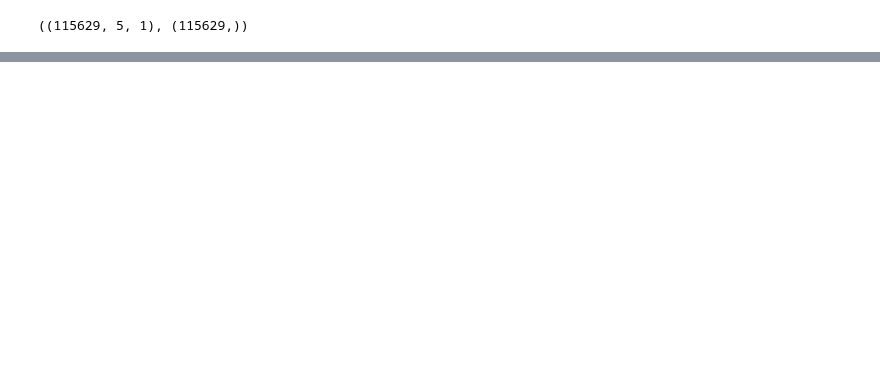
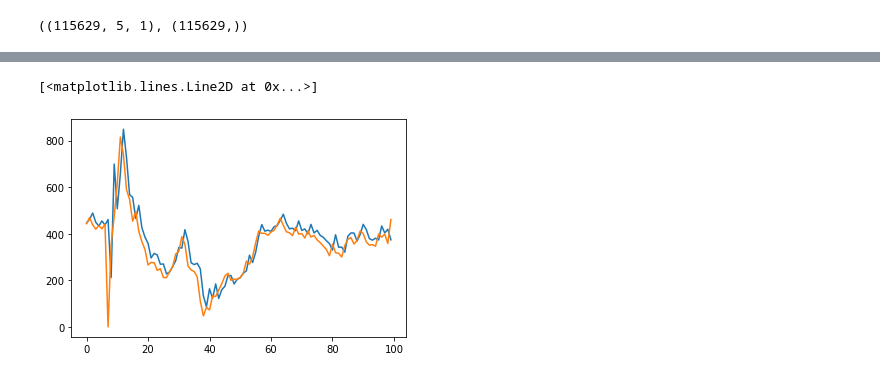
Before and after one commit to ValdoMpinga/rnhealth-scripts, a Jupyter notebook: machineLearning/LSTM/basicLSTM/basicLSTM.ipynb, the cells around one changed output, grey strips where cells are left out. Drawn from its saved outputs; the diff is of its cells as text; code cells hidden in the pictures; blank space fills up the shorter version.

```diff
--- a/machineLearning/LSTM/basicLSTM/basicLSTM.ipynb
+++ b/machineLearning/LSTM/basicLSTM/basicLSTM.ipynb
@@ -90,8 +84,8 @@ X1.shape, y1.shape
 # %% [output]
 ((115629, 5, 1), (115629,))
 # %%
-X_train1, y_train1 = X1[:80000], y1[:80000]
-X_val1, y_val1 = X1[80000:85000], y1[80000:85000]
-X_test1, y_test1 = X1[85000:], y1[85000:]
-X_train1.shape, y_train1.shape, X_val1.shape, y_val1.shape, X_test1.shape, y_test1.shape
+X_train, y_train = X1[:92508], y1[:92508] # training data
+X_val, y_val = X1[92508:95508], y1[92508:95508] #validation
+X_test, y_test = X1[95508:], y1[95508:] #test
+X_train.shape, y_train.shape, X_val.shape, y_val.shape, X_test.shape, y_test.shape
 # %% [output]
@@ -213,0 +187,4 @@ val_results.head(20)
+# %%
+val_predictions = model1.predict(X_val).flatten()
+val_results = pd.DataFrame(data={'Val Predictions':val_predictions, 'Actuals':y_val})
+val_results
@@ -213,0 +205,6 @@ val_results.head(20)
+# %%
+plt.plot(val_results['Val Predictions'][:100])
+plt.plot(val_results['Actuals'][:100])
+# %% [output]
+[<matplotlib.lines.Line2D at 0x...>]
+[figure, added]
```
Also changed, not shown: parts of 25 cells of this notebook, 22 other files.
